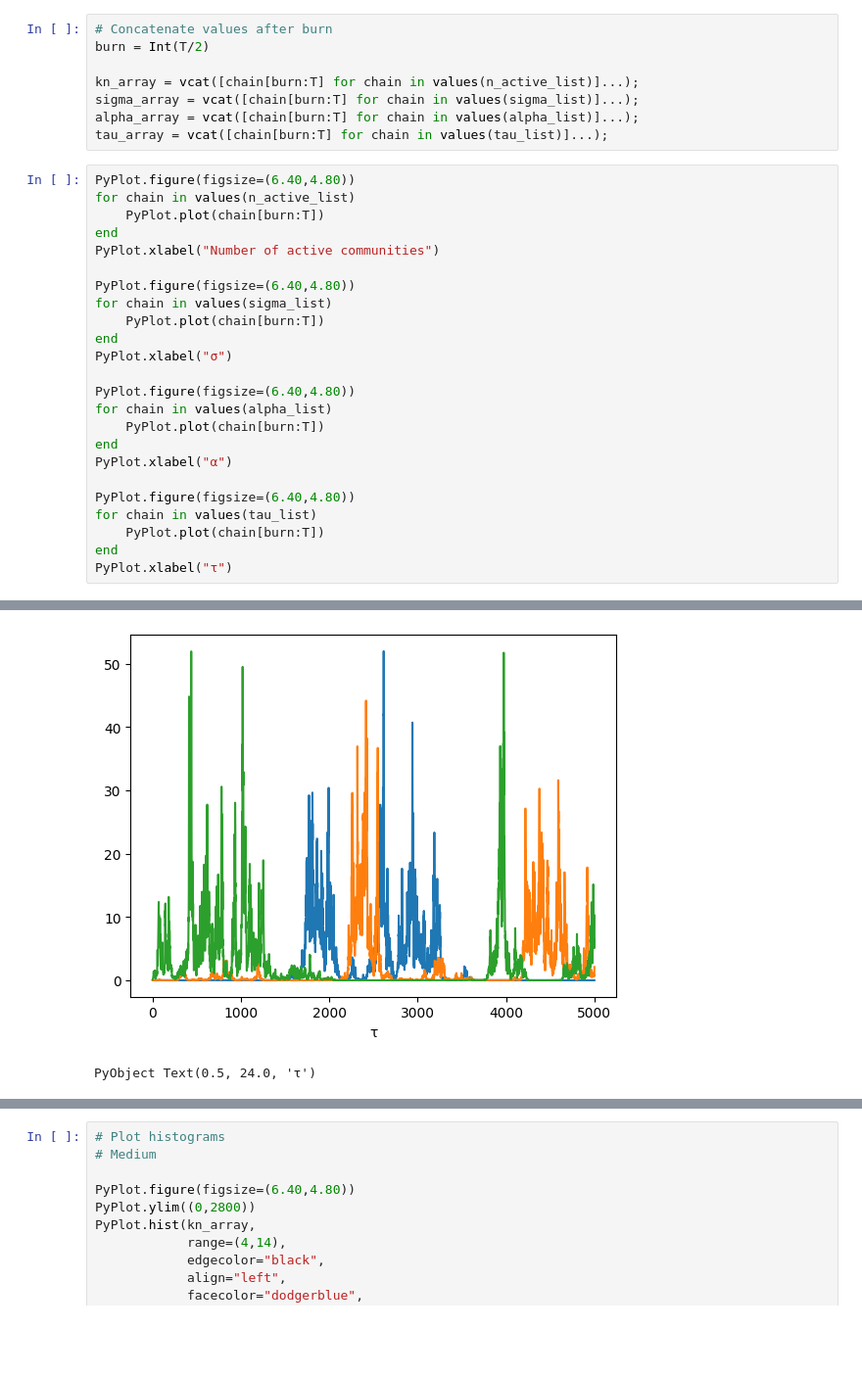
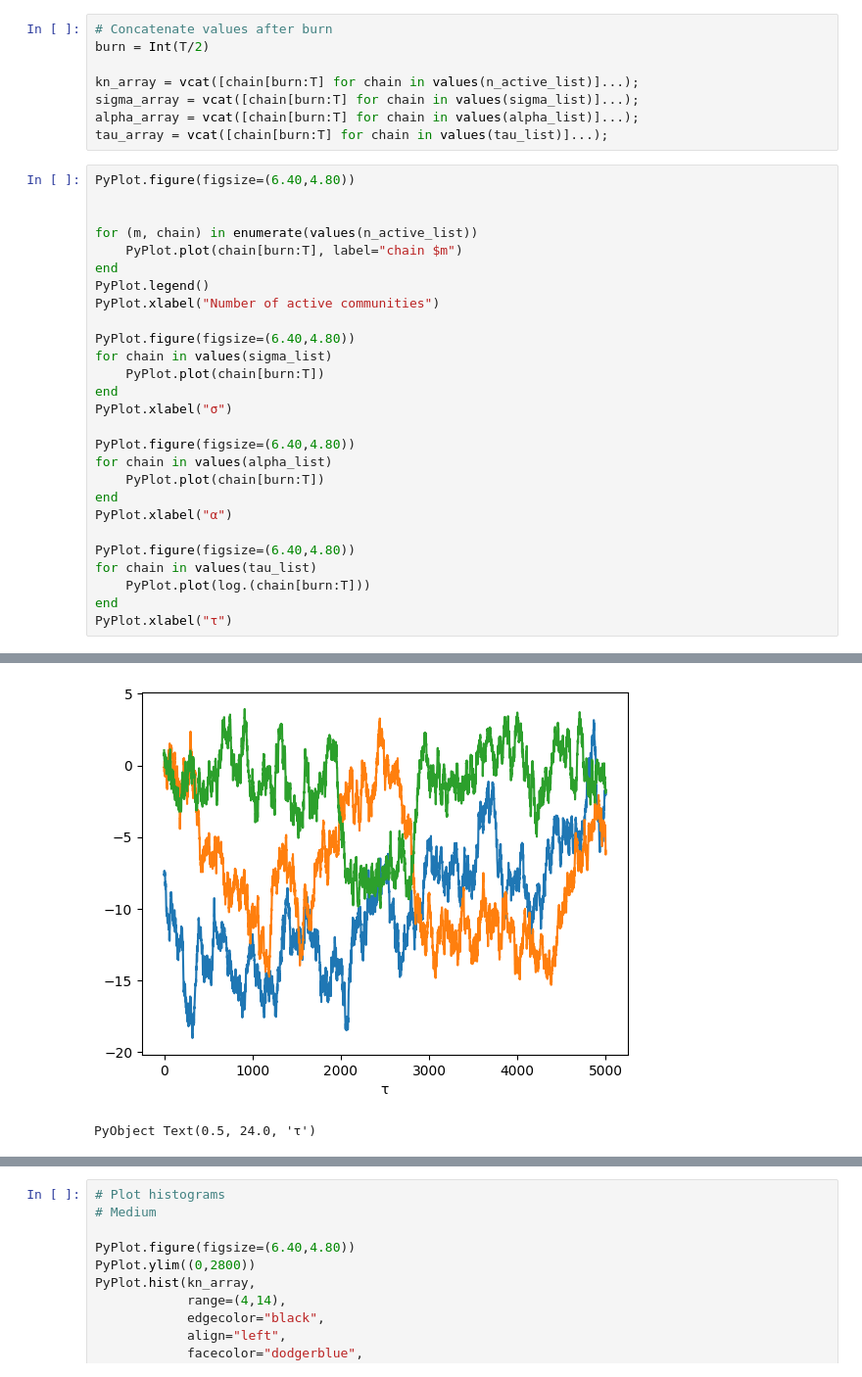
Before and after one commit to OxCSML-BayesNP/BNP_factorization_last, a Jupyter notebook: plot_results.ipynb, the cells around one changed output, grey strips where cells are left out. Shown: that part at 98% size. Saved outputs shown, nothing was run; the diff lists cells and outputs as text; blank space fills up the shorter version.

```diff
--- a/plot_results.ipynb
+++ b/plot_results.ipynb
@@ -82,9 +89,12 @@ alpha_array = vcat([chain[burn:T] for chain in values(alpha_list)]...);
 tau_array = vcat([chain[burn:T] for chain in values(tau_list)]...);
 # %%
 PyPlot.figure(figsize=(6.40,4.80))
-for chain in values(n_active_list)
-    PyPlot.plot(chain[burn:T])
+
+
+for (m, chain) in enumerate(values(n_active_list))
+    PyPlot.plot(chain[burn:T], label="chain $m")
 end
+PyPlot.legend()
 PyPlot.xlabel("Number of active communities")
 
 PyPlot.figure(figsize=(6.40,4.80))
@@ -101,7 +111,7 @@ PyPlot.xlabel("α")
 
 PyPlot.figure(figsize=(6.40,4.80))
 for chain in values(tau_list)
-    PyPlot.plot(chain[burn:T])
+    PyPlot.plot(log.(chain[burn:T]))
 end
 PyPlot.xlabel("τ")
 # %% [output]
@@ -111,4 +121,4 @@ PyPlot.xlabel("τ")
-[figure, old version]
+[figure, new version]
 PyObject Text(0.5, 24.0, 'τ')
 # %%
 # Plot histograms
```
Also changed, not shown: parts of 4 cells of this notebook, 29 other files.
